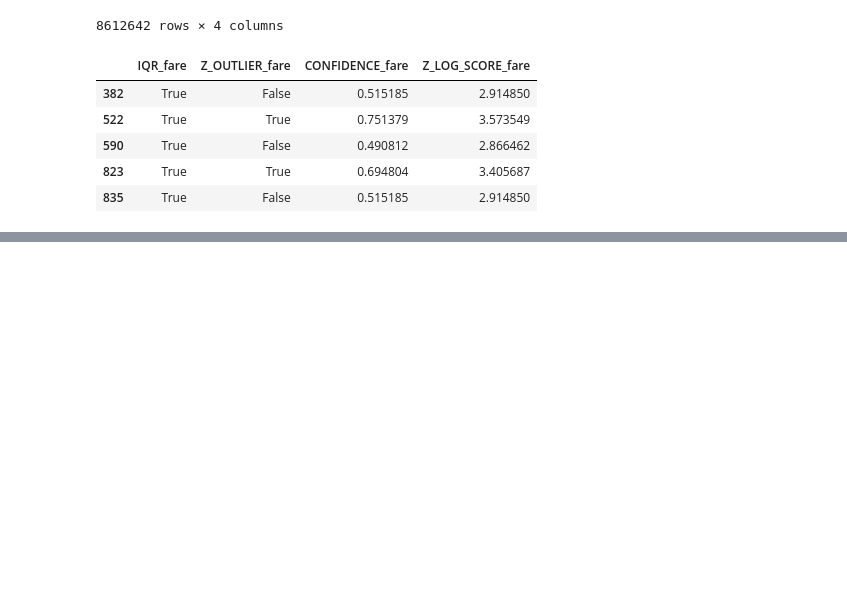
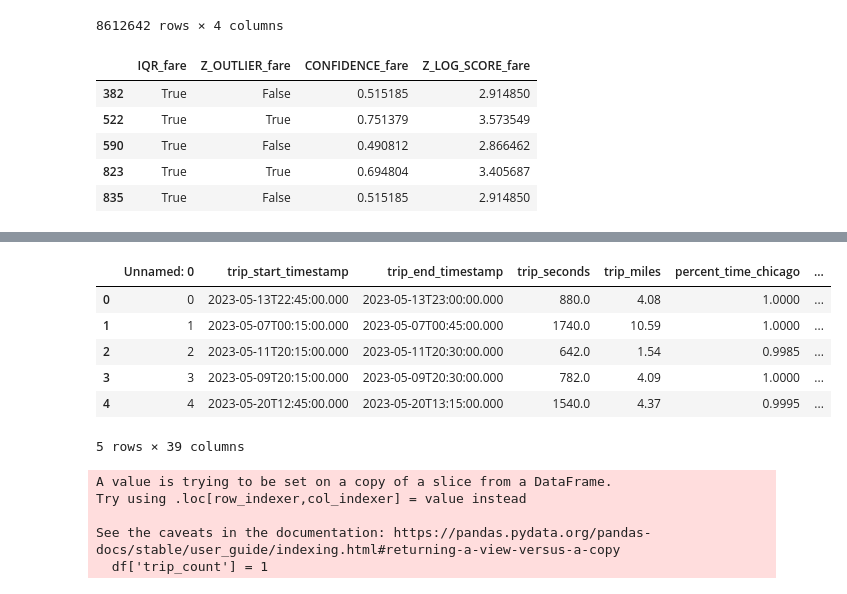
Before and after one commit to richardalamo/pocketride, a Jupyter notebook: data/Outlier_Detection/outliers_chicago_with_fare.ipynb, the cells around one changed output, grey strips where cells are left out. Cells and saved outputs as stored; diff of their text form; code cells hidden in the pictures; blank space fills up the shorter version.

```diff
--- a/data/Outlier_Detection/outliers_chicago_with_fare.ipynb
+++ b/data/Outlier_Detection/outliers_chicago_with_fare.ipynb
@@ -411,0 +478,43 @@ filtered_trip_fare_metrics.head()
+# %%
+from shapely.geometry import Polygon, Point
+
+# Get the boundary of the data (min and max lat/lon)
+min_lat, max_lat = df['dropoff_latitude'].min(), df['dropoff_latitude'].max()
+min_lon, max_lon = df['dropoff_longitude'].min(), df['dropoff_longitude'].max()
+
+# Create a boundary rectangle as a Polygon
+boundary_polygon = Polygon([
+    (min_lon, min_lat),
+    (min_lon, max_lat),
+    (max_lon, max_lat),
+    (max_lon, min_lat),
+    (min_lon, min_lat)
+])
+
+# Partition the boundary rectangle into a 10x10 grid
+grid_size_x = (max_lon - min_lon) / 10  # Width of each grid cell
+grid_size_y = (max_lat - min_lat) / 10  # Height of each grid cell
+
+# Create grid cells as polygons
+polygons = []
+for i in range(10):
+    for j in range(10):
+        x_start = min_lon + i * grid_size_x
+        y_start = min_lat + j * grid_size_y
+        x_end = x_start + grid_size_x
+        y_end = y_start + grid_size_y
+        polygons.append(Polygon([(x_start, y_start), (x_start, y_end), (x_end, y_end), (x_end, y_start), (x_start, y_start)]))
+# %%
+def allocate_zone(lat, lon):
+    # Calculate the row and column based on lat/lon position in the grid
+    col = int((lon - min_lon) // grid_size_x)
+    row = int((lat - min_lat) // grid_size_y)
+    # Ensure col and row do not exceed 14 (the maximum index for a 15x15 grid)
+    col = min(max(col, 0), 9)
+    row = min(max(row, 0), 9)
+    # Zone number calculation (row-major order)
+    zone_number = row * 10 + col + 1  # +1 to start numbering from 1
+    return zone_number
+
+# Apply the function to create the 'zone' column
+df['zone'] = df.apply(lambda row: allocate_zone(row['dropoff_latitude'], row['dropoff_longitude']), axis=1)
@@ -411,0 +527,18 @@ filtered_trip_fare_metrics.head()
+# %%
+df.head()
+# %% [output]
+|  | Unnamed: 0 | trip_start_timestamp | trip_end_timestamp | trip_seconds | trip_miles | percent_time_chicago | ... |
+| 0 | 0 | 2023-05-13T22:45:00.000 | 2023-05-13T23:00:00.000 | 880.0 | 4.08 | 1.0000 | ... |
+| 1 | 1 | 2023-05-07T00:15:00.000 | 2023-05-07T00:45:00.000 | 1740.0 | 10.59 | 1.0000 | ... |
+| 2 | 2 | 2023-05-11T20:15:00.000 | 2023-05-11T20:30:00.000 | 642.0 | 1.54 | 0.9985 | ... |
+| 3 | 3 | 2023-05-09T20:15:00.000 | 2023-05-09T20:30:00.000 | 782.0 | 4.09 | 1.0000 | ... |
+| 4 | 4 | 2023-05-20T12:45:00.000 | 2023-05-20T13:15:00.000 | 1540.0 | 4.37 | 0.9995 | ... |
+5 rows × 39 columns
+# %%
+df['trip_count'] = 1
+# %% [output]
+A value is trying to be set on a copy of a slice from a DataFrame.
+Try using .loc[row_indexer,col_indexer] = value instead
+
+See the caveats in the documentation: https://pandas.pydata.org/pandas-docs/stable/user_guide/indexing.html#returning-a-view-versus-a-copy
+  df['trip_count'] = 1
```
Also changed, not shown: parts of 24 cells of this notebook.
